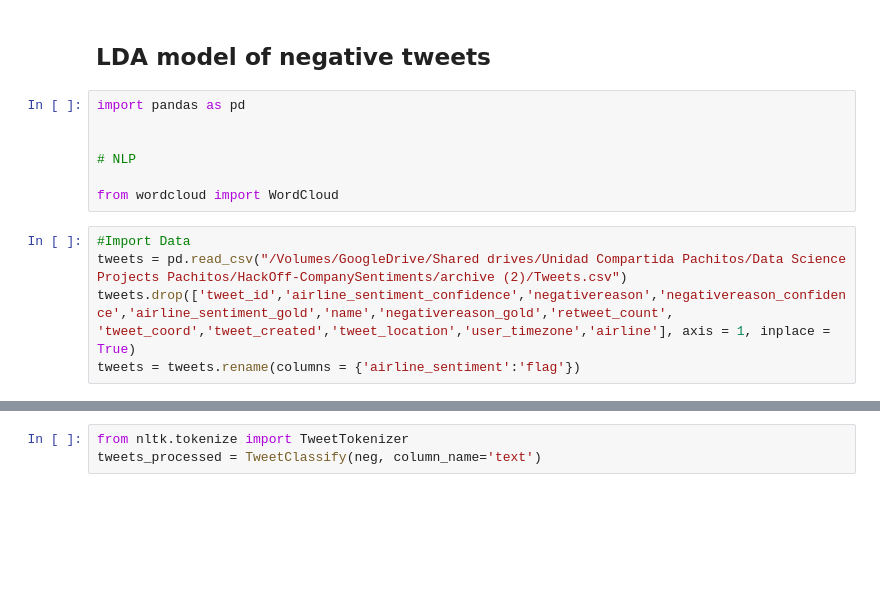
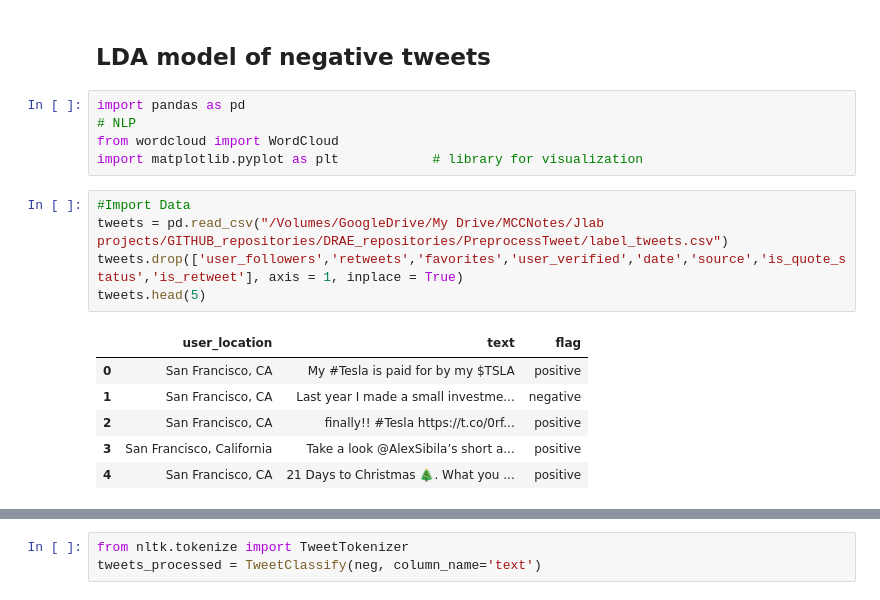
Before and after one commit to DRAE-MLP/PreprocessTweet, a Jupyter notebook: lda_model.ipynb, the cells around one changed output, grey strips where cells are left out. Cells and saved outputs as stored; diff of their text form; blank space fills up the shorter version.

```diff
--- a/lda_model.ipynb
+++ b/lda_model.ipynb
@@ -2,17 +2,21 @@
 ## LDA model of negative tweets
 # %%
 import pandas as pd
-
-
 # NLP
-
 from wordcloud import WordCloud
+import matplotlib.pyplot as plt            # library for visualization
-# %%
-#Import Data
-tweets = pd.read_csv("/Volumes/GoogleDrive/Shared drives/Unidad Compartida Pachitos/Data Science Projects Pachitos/HackOff-CompanySentiments/archive (2)/Tweets.csv")
-tweets.drop(['tweet_id','airline_sentiment_confidence','negativereason','negativereason_confidence','airline_sentiment_gold','name','negativereason_gold','retweet_count',
-'tweet_coord','tweet_created','tweet_location','user_timezone','airline'], axis = 1, inplace = True)
-tweets = tweets.rename(columns = {'airline_sentiment':'flag'})
+# %%
+#Import Data
+tweets = pd.read_csv("/Volumes/GoogleDrive/My Drive/MCCNotes/Jlab projects/GITHUB_repositories/DRAE_repositories/PreprocessTweet/label_tweets.csv")
+tweets.drop(['user_followers','retweets','favorites','user_verified','date','source','is_quote_status','is_retweet'], axis = 1, inplace = True)
+tweets.head(5)
+# %% [output]
+|  | user_location | text | flag |
+| 0 | San Francisco, CA | My #Tesla is paid for by my $TSLA | positive |
+| 1 | San Francisco, CA | Last year I made a small investme... | negative |
+| 2 | San Francisco, CA | finally!! #Tesla https://t.co/0rf... | positive |
+| 3 | San Francisco, California | Take a look @AlexSibila’s short a... | positive |
+| 4 | San Francisco, CA | 21 Days to Christmas 🎄. What you ... | positive |
 # %%
 # Only take negative tweets
 neg = tweets[tweets.flag == 'negative']
```
Also changed, not shown: parts of 14 cells of this notebook, 2 other files.
